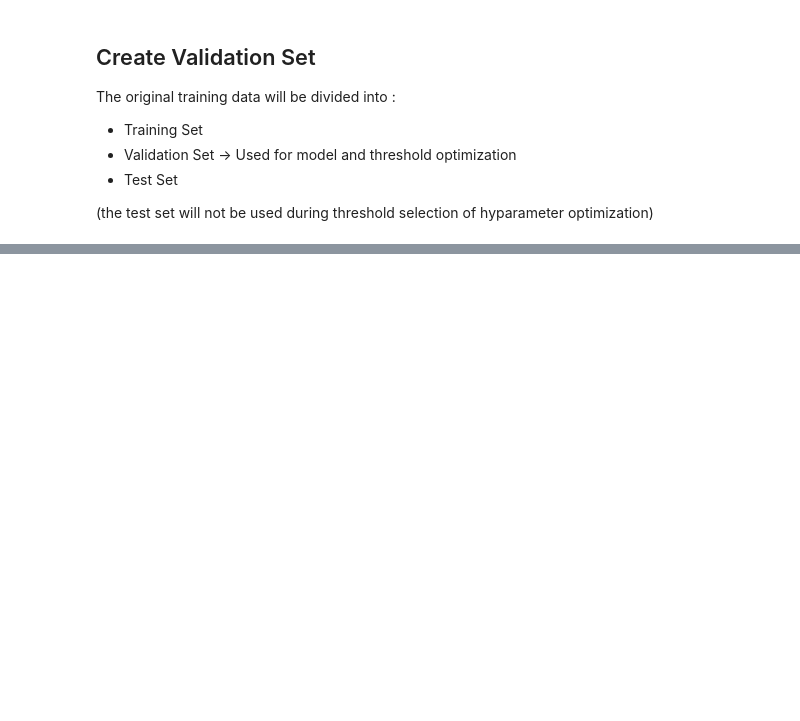
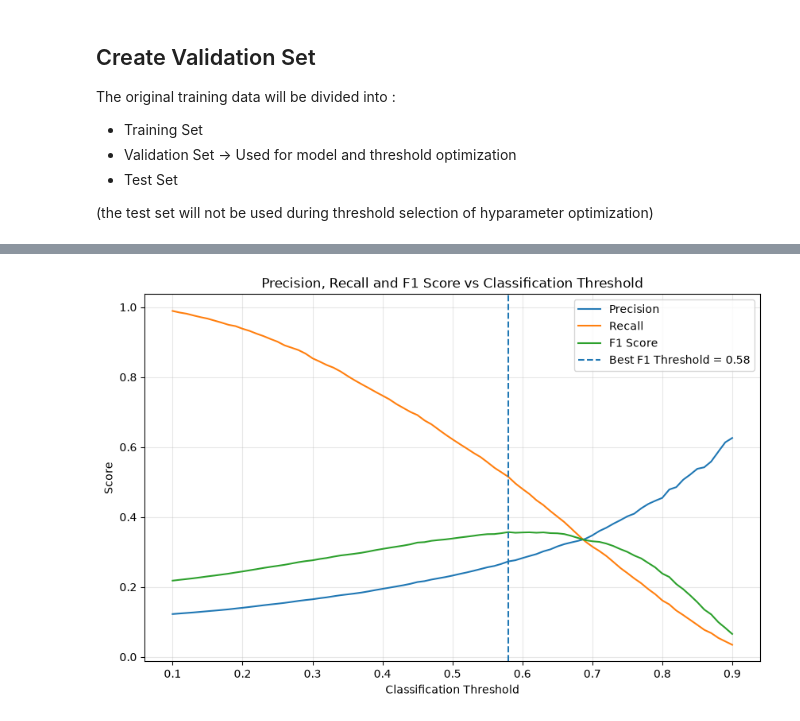
Before and after one commit to ashiishhh9/Credit-Risk-Assessment-System, a Jupyter notebook: notebooks/04_Model_Optimization.ipynb, the cells around one changed output, grey strips where cells are left out. Cells and saved outputs as stored; diff of their text form; code cells hidden in the pictures; blank space fills up the shorter version.

```diff
--- a/notebooks/04_Model_Optimization.ipynb
+++ b/notebooks/04_Model_Optimization.ipynb
@@ -352,0 +503,13 @@ The original training data will be divided into :
+# %%
+best_f1_row = threshold_results.loc[
+    threshold_results["F1 Score"].idxmax()
+]
+
+best_f1_threshold = best_f1_row["Threshold"]
+
+print("Best F1 Threshold :", round(best_f1_threshold, 2))
+print("Accuracy          :", round(best_f1_row["Accuracy"], 4))
+print("Precision         :", round(best_f1_row["Precision"], 4))
+print("Recall            :", round(best_f1_row["Recall"], 4))
+print("F1 Score          :", round(best_f1_row["F1 Score"], 4))
+print("ROC-AUC           :", round(best_f1_row["ROC-AUC"], 4))
@@ -352,0 +531,36 @@ The original training data will be divided into :
+# %%
+plt.figure(figsize=(10, 6))
+
+plt.plot(
+    threshold_results["Threshold"],
+    threshold_results["Precision"],
+    label="Precision"
+)
+
+plt.plot(
+    threshold_results["Threshold"],
+    threshold_results["Recall"],
+    label="Recall"
+)
+
+plt.plot(
+    threshold_results["Threshold"],
+    threshold_results["F1 Score"],
+    label="F1 Score"
+)
+
+plt.axvline(
+    best_f1_threshold,
+    linestyle="--",
+    label=f"Best F1 Threshold = {best_f1_threshold:.2f}"
+)
+
+plt.title("Precision, Recall and F1 Score vs Classification Threshold")
+plt.xlabel("Classification Threshold")
+plt.ylabel("Score")
+plt.legend()
+plt.grid(alpha=0.3)
+
+plt.show()
+# %% [output]
+[figure, added]
```
Also changed, not shown: parts of 46 cells of this notebook, 2 other files.
